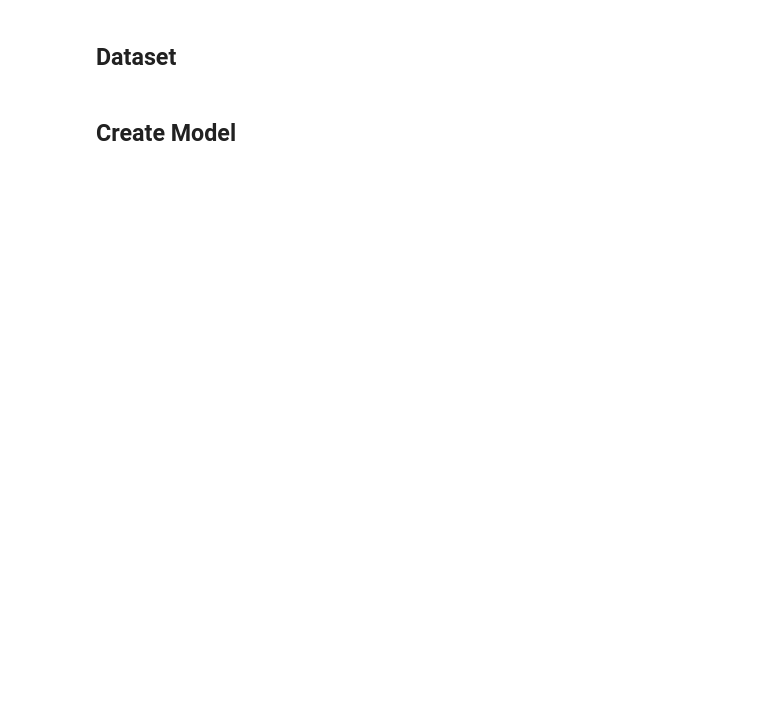
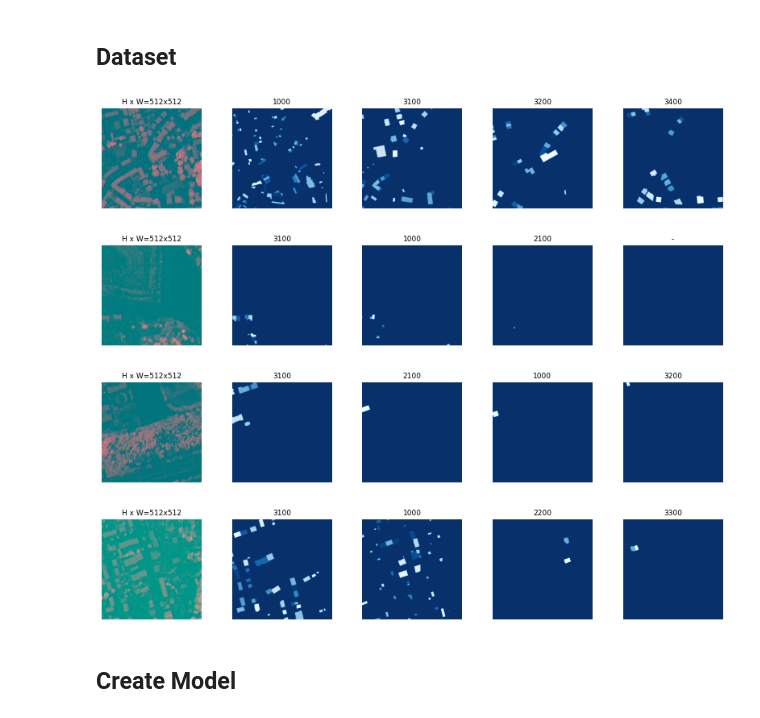
Before and after one commit to mWollenhaupt/Mask_RCNN, a Jupyter notebook: samples/roof_types/train_roof_model.ipynb, the cells around one changed output. Cells and saved outputs as stored; diff of their text form; code cells hidden in the pictures; blank space fills up the shorter version.

Commit message:
update roof type detection - training script

```diff
--- a/samples/roof_types/train_roof_model.ipynb
+++ b/samples/roof_types/train_roof_model.ipynb
@@ -228,18 +258,23 @@ class RoofTypeDataset(utils.Dataset):
 # %% [markdown]
 ## Dataset
 # %%
-dataset_dir = r'C:\Users\MoritzWollenhaupt\Desktop\Atos-Notebook\data\bochum\tif\train_mrcnn'
+dataset_dir = r'C:\Users\MoritzWollenhaupt\Desktop\ArcGIS_Rooftype_Detection\data\bochum\tif\train\512\mrcnn\single_instances_sobel_uint8'
 # %%
 loader = DatasetLoader()
 loader.load_dataset(dataset_dir)
-dataset_train, dataset_val = loader.split_train_val_data()
+dataset_train, dataset_val, dataset_test = loader.split_train_val_data()
 # %%
 # Load and display random samples
 image_ids = np.random.choice(dataset_train.image_ids, 4)
 for image_id in image_ids:
     image = dataset_train.load_image(image_id)
     mask, class_ids = dataset_train.load_mask(image_id)
-    visualize.display_top_masks(image*512, mask, class_ids, dataset_train.class_names)
+    visualize.display_top_masks(image, mask, class_ids, dataset_train.class_names)
+# %% [output]
+[figure, added]
+[figure, added]
+[figure, added]
+[figure, added]
 # %% [markdown]
 ## Create Model
 # %%
```
Also changed, not shown: parts of 13 cells of this notebook, 2 other files.
